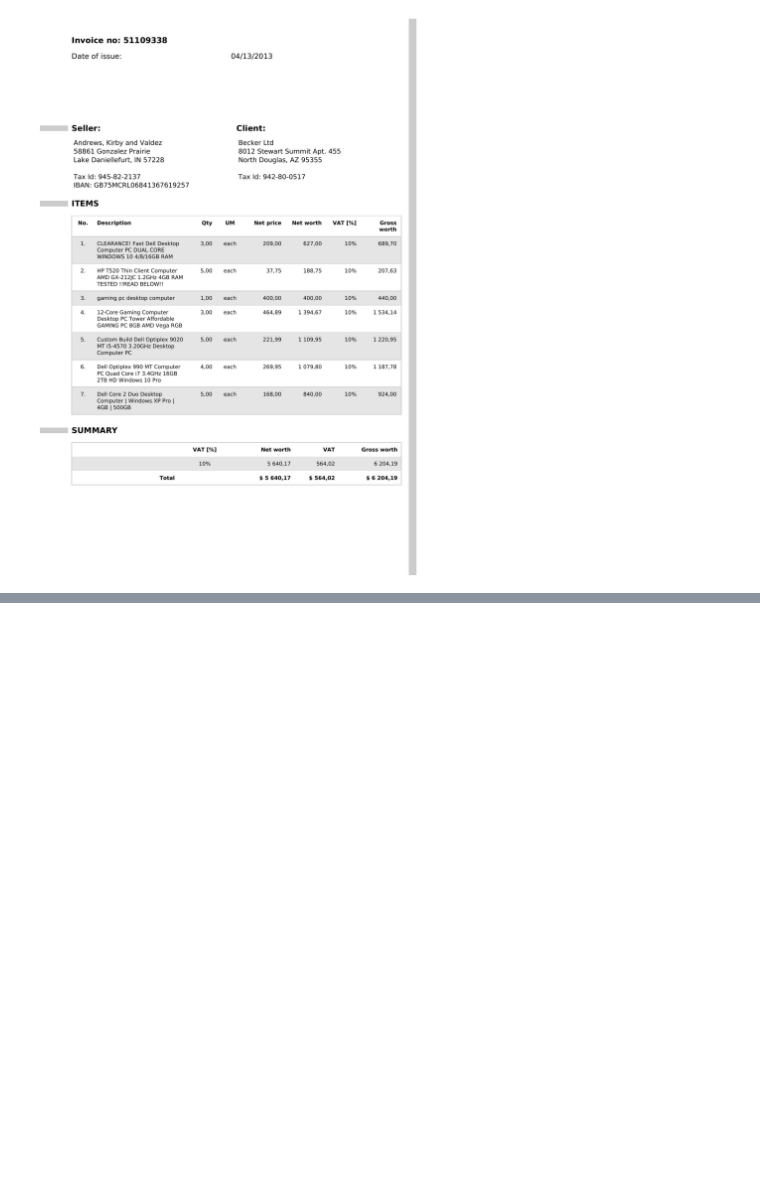
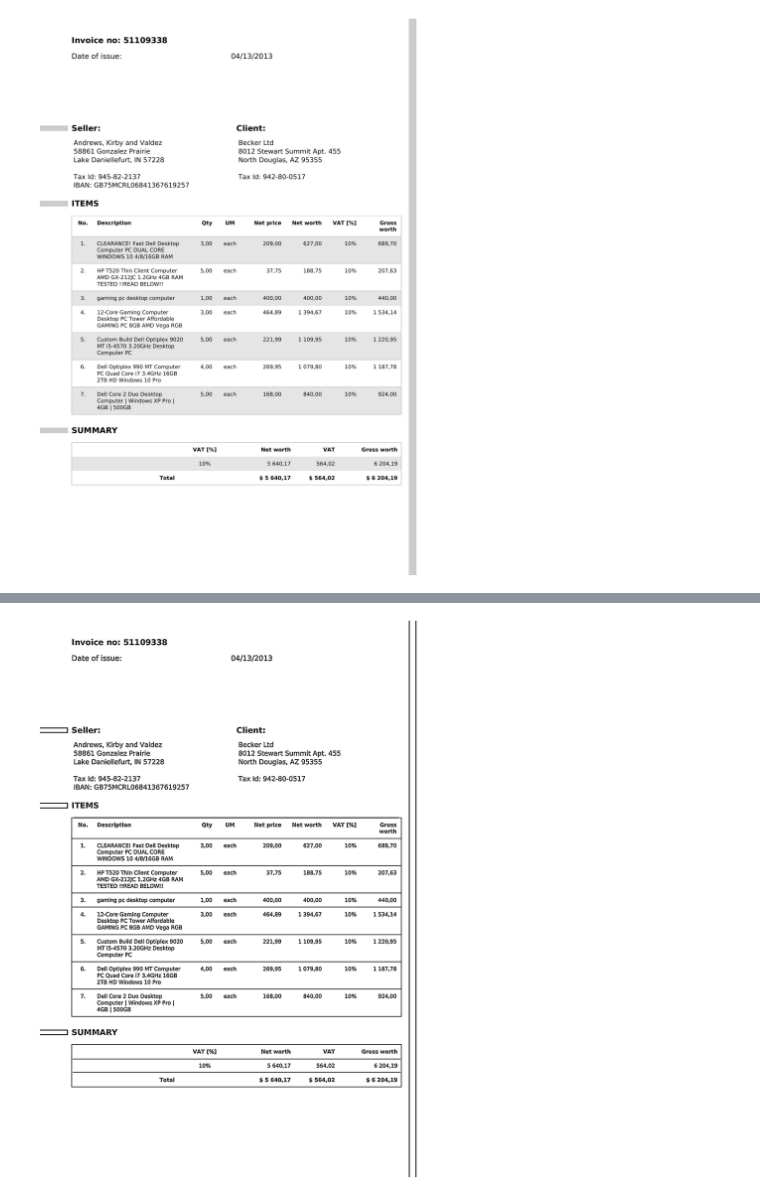
Before and after one commit to david-bazalduaa/invoices_ocr_project, a Jupyter notebook: notebooks/01_preprocessing.ipynb, the cells around one changed output, grey strips where cells are left out. Cells and saved outputs as stored; diff of their text form; code cells hidden in the pictures; blank space fills up the shorter version.

```diff
--- a/notebooks/01_preprocessing.ipynb
+++ b/notebooks/01_preprocessing.ipynb
@@ -43,0 +81,13 @@ display(preview_img_path)
+# %%
+#Blur
+blur = cv2.GaussianBlur(gray, (5, 5), 0)
+
+# 2. Aplicar el umbral adaptativo sobre la imagen ya desenfocada
+thresh_final = cv2.adaptiveThreshold(
+    blur, 255, cv2.ADAPTIVE_THRESH_GAUSSIAN_C,
+    cv2.THRESH_BINARY, 11, 2
+)
+
+display(thresh_final)
+# %% [output]
+[figure, added]
```
Also changed, not shown: parts of 15 cells of this notebook, 2 other files.
